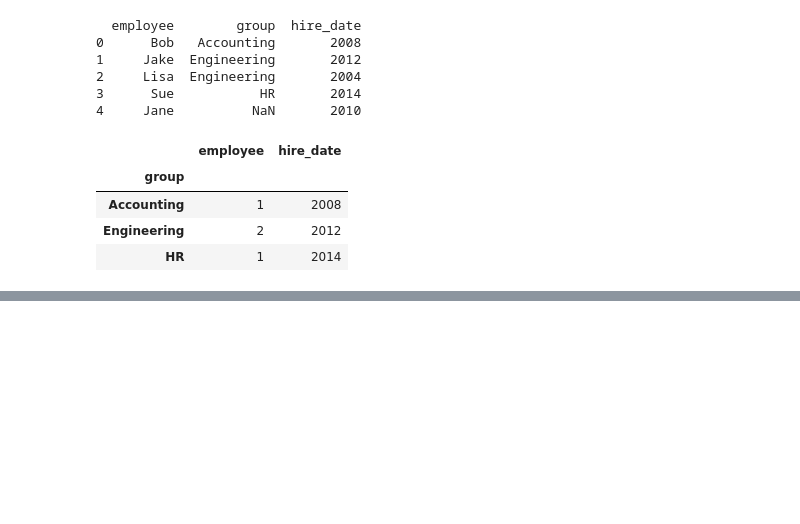
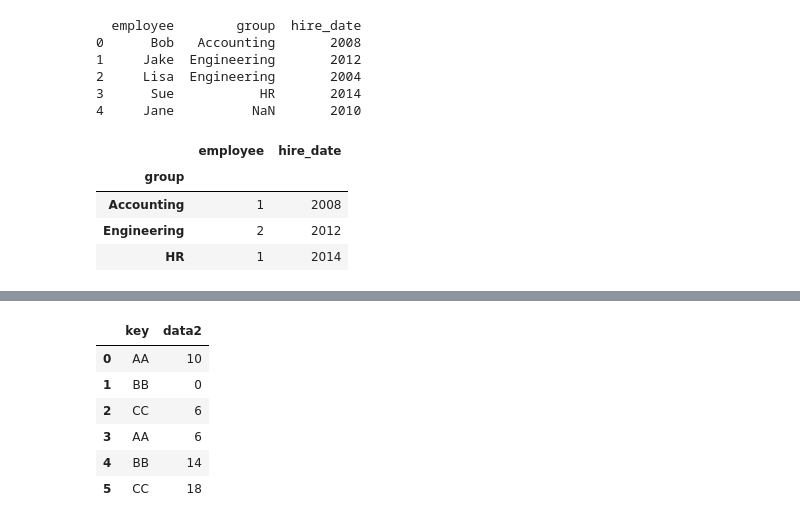
Before and after one commit to shanwaz1993/Python_prac, a Jupyter notebook: pandas_prac1.ipynb, the cells around one changed output, grey strips where cells are left out. Saved outputs shown, nothing was run; the diff lists cells and outputs as text; code cells hidden in the pictures; blank space fills up the shorter version.

```diff
--- a/pandas_prac1.ipynb
+++ b/pandas_prac1.ipynb
@@ -475,0 +520,10 @@ df3.groupby('group').aggregate({'employee':'count','hire_date':'max'})  #diffren
+# %%
+df.groupby('data1').transform(lambda x: x*2)
+# %% [output]
+|  | key | data2 |
+| 0 | AA | 10 |
+| 1 | BB | 0 |
+| 2 | CC | 6 |
+| 3 | AA | 6 |
+| 4 | BB | 14 |
+| 5 | CC | 18 |
```
Also changed, not shown: parts of 5 cells of this notebook.
